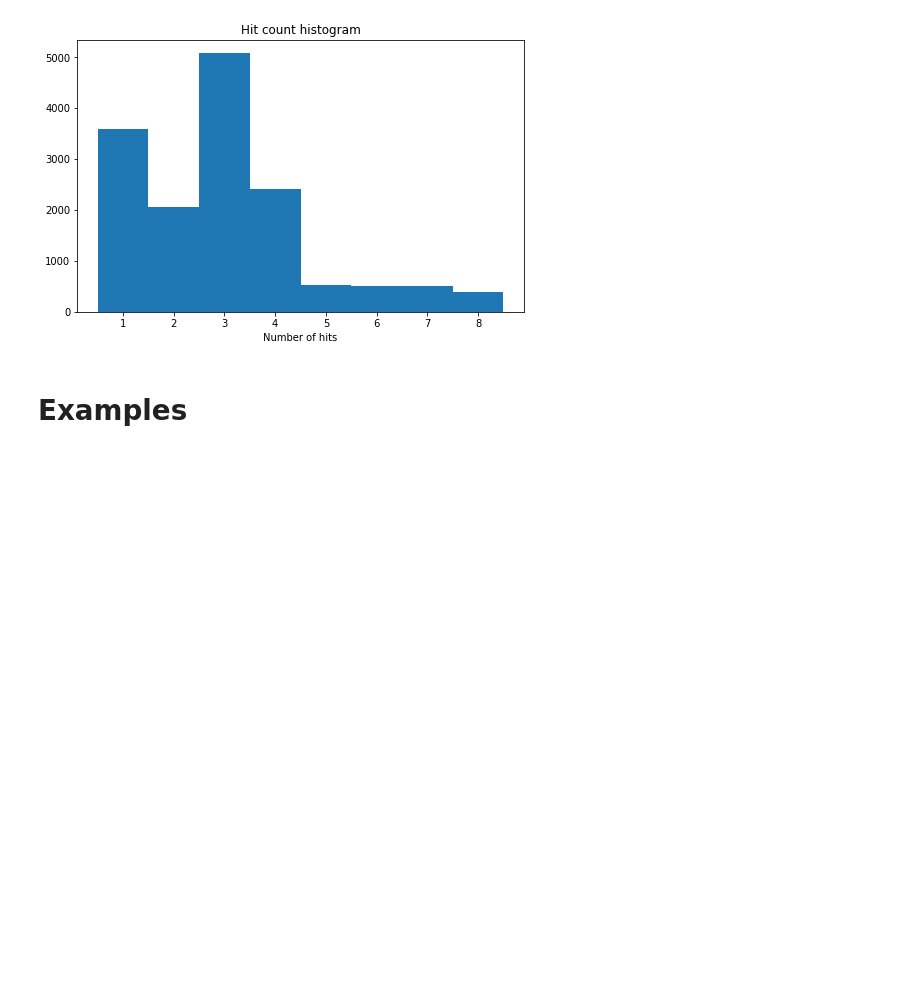
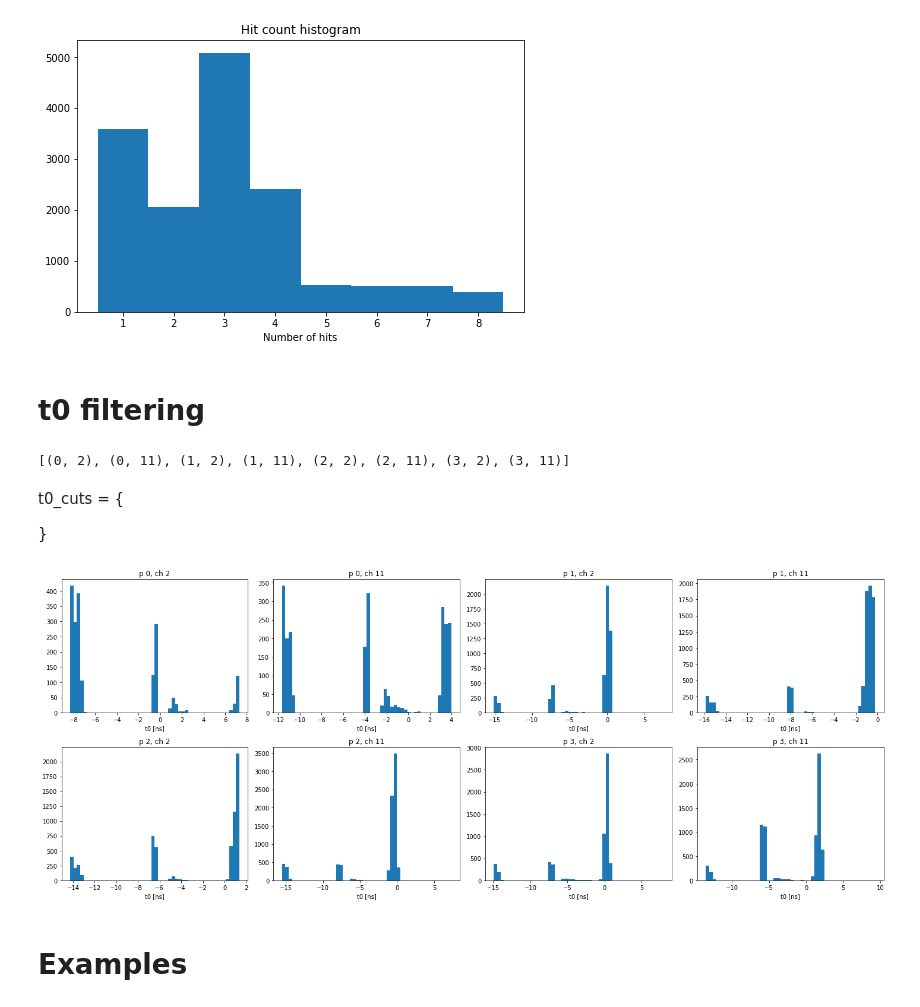
Before and after one commit to MatiXOfficial/pps-timing-ml, a Jupyter notebook: first_tests.ipynb, the cells around one changed output. Cells and saved outputs as stored; diff of their text form; code cells hidden in the pictures; blank space fills up the shorter version.

Commit message:
Added t0 histograms

```diff
--- a/first_tests.ipynb
+++ b/first_tests.ipynb
@@ -114,18 +114,18 @@ class EventData:
     def from_event_data(cls, event_data):
         planes = {}
         for plane_key, plane_data in event_data.items(recursive=False):
-            plane_name = plane_key[6:-2]
+            plane_name = int(plane_key[6:-2])
             planes[plane_name] = {}
             for channel_key, channel_data in plane_data.items(recursive=False):
-                channel_name = channel_key[8:-2]
+                channel_name = int(channel_key[8:-2])
                 planes[plane_name][channel_name] = WaveformData.from_channel_data(channel_data)
         return cls(planes)
 
     def __str__(self):
-        return {'plane ' + plane_name: {'channel ' + channel_name: f't0: {wav_data.t0}' for channel_name, wav_data in plane_data.items()} for plane_name, plane_data in self.planes.items()}.__str__()
+        return {f'plane {plane_name}': {f'channel {channel_name}': f't0: {wav_data.t0}' for channel_name, wav_data in plane_data.items()} for plane_name, plane_data in self.planes.items()}.__str__()
 
     def get_metadata_dict(self):
-        return {'plane ' + plane_name: {'channel ' + channel_name: wav_data.get_metadata_str() for channel_name, wav_data in plane_data.items()} for plane_name, plane_data in self.planes.items()}
+        return {f'plane {plane_name}': {f'channel {channel_name}': wav_data.get_metadata_str() for channel_name, wav_data in plane_data.items()} for plane_name, plane_data in self.planes.items()}
 
     def get_plane_count(self):
         return len(self.planes)
@@ -163,6 +166,33 @@ plt.show()
 [figure]
 # %%
 file_raw.close()
+# %% [markdown]
+# t0 filtering
+# %%
+t0_dict = defaultdict(list)
+for event_data in dataset.values():
+    for plane, channel, wav_data in event_data.get_all_waveforms():
+        t0_dict[(plane, channel)].append(wav_data.t0)
+# %% [output]
+[(0, 2), (0, 11), (1, 2), (1, 11), (2, 2), (2, 11), (3, 2), (3, 11)]
+# %% [markdown]
+t0_cuts = {
+
+}
+# %%
+plt.figure(figsize=(20, 8))
+
+for i, (plane, channel) in enumerate(sorted(t0_dict.keys())):
+    t0_arr = t0_dict[(plane, channel)]
+    plt.subplot(2, 4, i + 1)
+    plt.hist(t0_arr, bins=50)
+    plt.title(f'p {plane}, ch {channel}')
+    plt.xlabel('t0 [ns]')
+
+plt.tight_layout()
+plt.show()
+# %% [output]
+[figure, added]
 # %% [markdown]
 # Examples
 # %%
```
Also changed, not shown: parts of 1 cell of this notebook.
